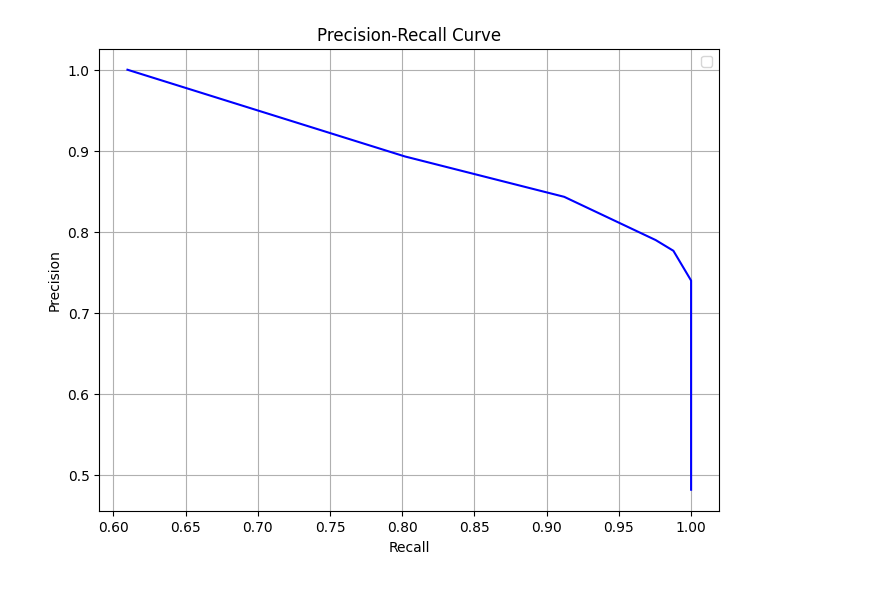
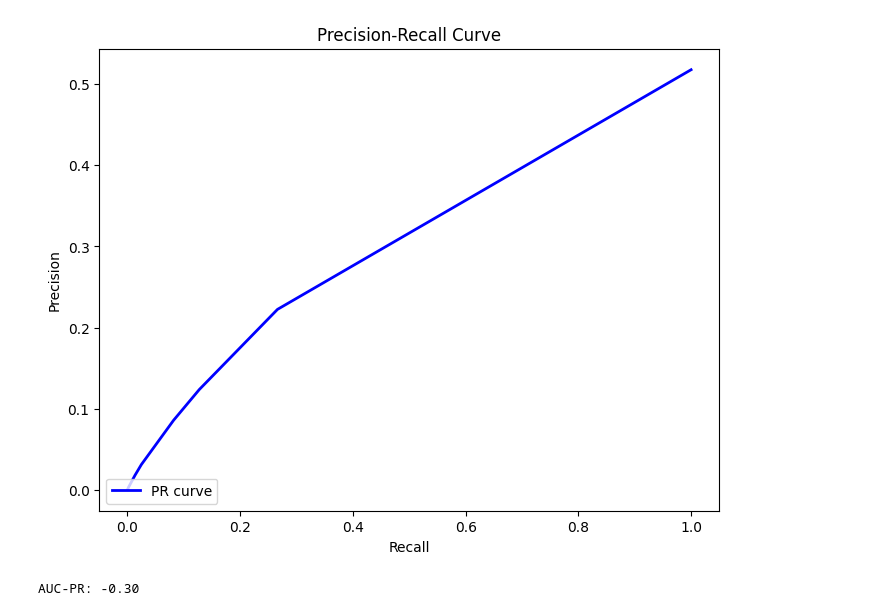
Before and after one commit to gfxv/ai-systems-lab5, a Jupyter notebook: main.ipynb, the cells around one changed output. Drawn from its saved outputs; the diff is of its cells as text; code cells hidden in the pictures.

```diff
--- a/main.ipynb
+++ b/main.ipynb
@@ -268,4 +240,44 @@ def plot_auc_pr_curve(y_true, predict_proba):
-# %%
-plot_auc_pr_curve(y, predict_proba)
-# %% [output]
-[figure, removed]
+# %%
+
+import numpy as np
+import matplotlib.pyplot as plt
+
+def calculate_precision_recall(y_true, y_prob, threshold):
+    y_pred = (y_prob >= threshold).astype(int)
+
+    TP = np.sum((y_true == 1) & (y_pred == 1))
+    FP = np.sum((y_true == 0) & (y_pred == 1))
+    FN = np.sum((y_true == 1) & (y_pred == 0))
+
+    precision = TP / (TP + FP) if (TP + FP) > 0 else 0
+    recall = TP / (TP + FN) if (TP + FN) > 0 else 0
+
+    return precision, recall
+
+def plot_pr_curve(y_true, y_prob):
+    thresholds = np.linspace(0, 1, 101)
+
+    precision_list = []
+    recall_list = []
+
+    for threshold in thresholds:
+        precision, recall = calculate_precision_recall(y_true, y_prob, threshold)
+        precision_list.append(precision)
+        recall_list.append(recall)
+
+    plt.figure(figsize=(8, 6))
+    plt.plot(recall_list, precision_list, color='blue', lw=2, label='PR curve')
+    plt.xlabel('Recall')
+    plt.ylabel('Precision')
+    plt.title('Precision-Recall Curve')
+    plt.legend(loc="lower left")
+    plt.show()
+
+    auc_pr = np.trapz(precision_list, recall_list)
+    print(f"AUC-PR: {auc_pr:.2f}")
+    return auc_pr
+
+auc_pr = plot_pr_curve(y_true, y_prob)
+# %% [output]
+[figure, added]
+AUC-PR: -0.30
```
Also changed, not shown: parts of 20 cells of this notebook.
